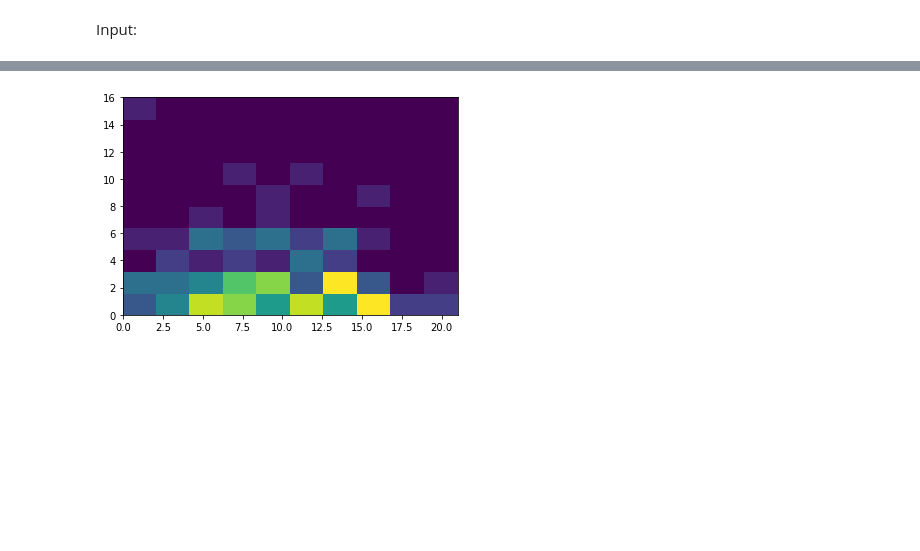
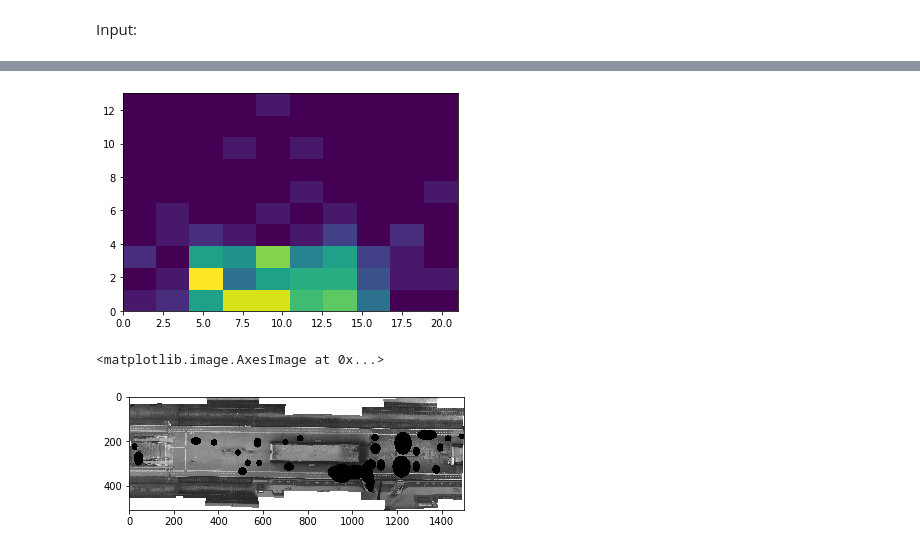
Before and after one commit to nielsvanesseveldt/Sociophysics2, a Jupyter notebook: joined_program.ipynb, the cells around one changed output, grey strips where cells are left out. Drawn from its saved outputs; the diff is of its cells as text; code cells hidden in the pictures; blank space fills up the shorter version.

```diff
--- a/joined_program.ipynb
+++ b/joined_program.ipynb
@@ -114,4 +104,11 @@ ax.imshow(H, cmap = 'Blues',norm = LogNorm())
 # %%
-plt.hist2d(array[:,1,0], array[:,1,1], bins=10);
+plt.hist2d(array_end[:,1,0], array_end[:,1,1], bins=10);
 # %% [output]
-[figure, old version]
+[figure, new version]
+# %%
+img = plt.imread('platform.png')
+fig, ax = plt.subplots()
+ax.imshow(img)
+# %% [output]
+<matplotlib.image.AxesImage at 0x...>
+[figure, added]
```
Also changed, not shown: parts of 12 cells of this notebook, 2 other files.
